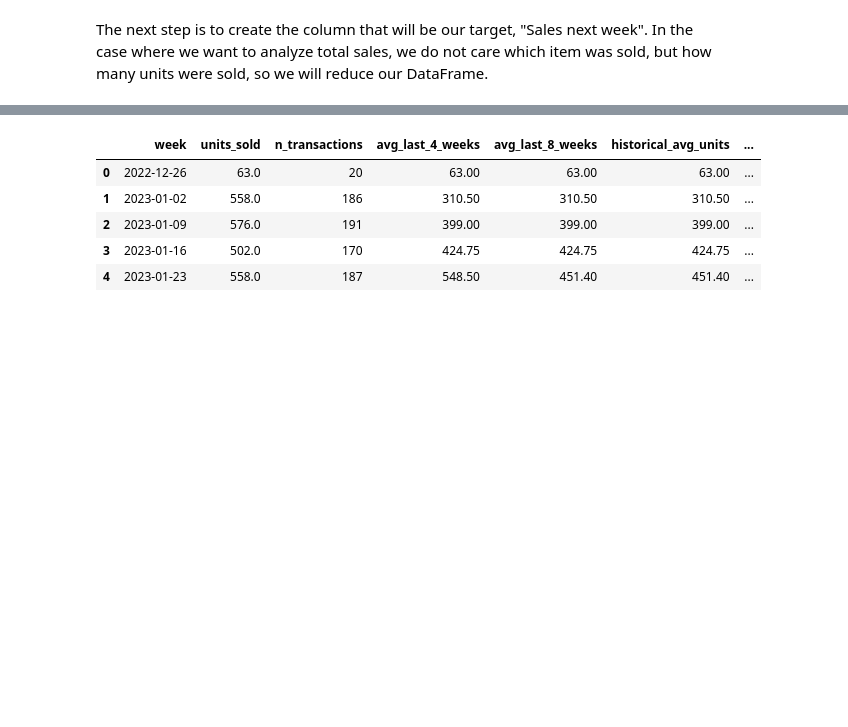
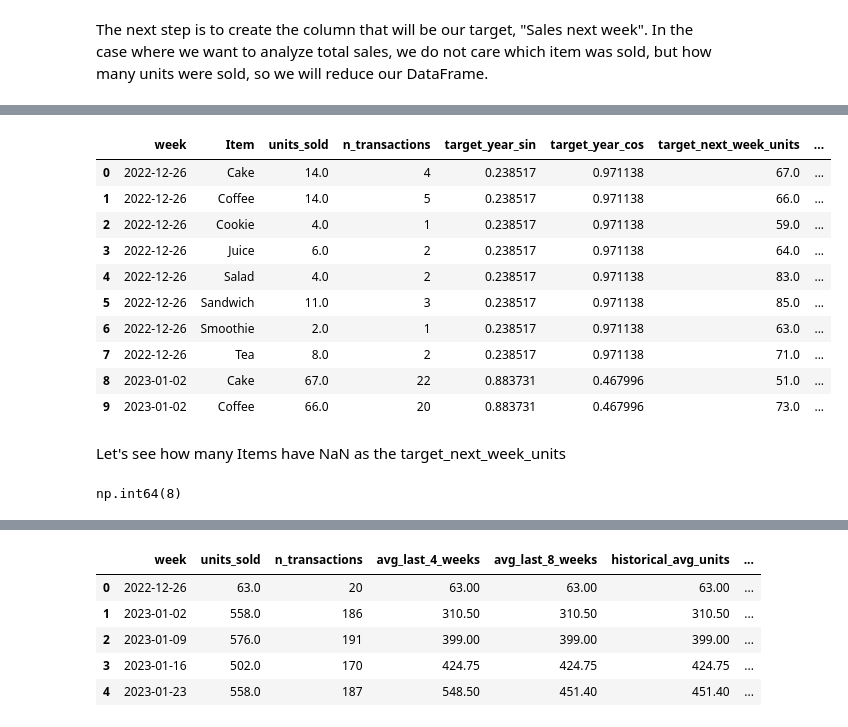
Before and after one commit to MauricioLlugdar/CoffeeShop-Sales, a Jupyter notebook: 01_CoffeeShopSales_Analysis_Exploration_Cleaning.ipynb, the cells around one changed output, grey strips where cells are left out. Saved outputs shown, nothing was run; the diff lists cells and outputs as text; code cells hidden in the pictures; blank space fills up the shorter version.

```diff
--- a/01_CoffeeShopSales_Analysis_Exploration_Cleaning.ipynb
+++ b/01_CoffeeShopSales_Analysis_Exploration_Cleaning.ipynb
@@ -681,0 +713,26 @@ The next step is to create the column that will be our target, "Sales next week"
+# %%
+all_weeks = pd.date_range(
+    start=df_weekly_item_quantity["week"].min(),
+    end=df_weekly_item_quantity["week"].max(),
+    freq="7D"
+)
+
+all_items = df_weekly_item_quantity["Item"].unique()
+
+full_index = pd.MultiIndex.from_product(
+    [all_weeks, all_items],
+    names=["week", "Item"]
+)
+
+df_weekly_item_quantity = (
+    df_weekly_item_quantity
+    .set_index(["week", "Item"])
+    .reindex(full_index)
+    .reset_index()
+)
+
+df_weekly_item_quantity["units_sold"] = (
+    df_weekly_item_quantity["units_sold"].fillna(0)
+)
+
+df_weekly_item_quantity.head(10)
@@ -681,0 +751,31 @@ The next step is to create the column that will be our target, "Sales next week"
+# %%
+df_weekly_item_quantity['target_next_week_units'] = (
+    df_weekly_item_quantity.groupby('Item')['units_sold']
+    .shift(-1)
+)
+
+for window in [4, 8]:
+    df_weekly_item_quantity[f'avg_last_{window}_weeks'] = (
+        df_weekly_item_quantity.groupby('Item')['units_sold']
+        .transform(lambda x: x.rolling(window=window, min_periods=1).mean())
+    )
+
+display(df_weekly_item_quantity.head(10))
+# %% [output]
+|  | week | Item | units_sold | n_transactions | target_year_sin | target_year_cos | target_next_week_units | ... |
+| 0 | 2022-12-26 | Cake | 14.0 | 4 | 0.238517 | 0.971138 | 67.0 | ... |
+| 1 | 2022-12-26 | Coffee | 14.0 | 5 | 0.238517 | 0.971138 | 66.0 | ... |
+| 2 | 2022-12-26 | Cookie | 4.0 | 1 | 0.238517 | 0.971138 | 59.0 | ... |
+| 3 | 2022-12-26 | Juice | 6.0 | 2 | 0.238517 | 0.971138 | 64.0 | ... |
+| 4 | 2022-12-26 | Salad | 4.0 | 2 | 0.238517 | 0.971138 | 83.0 | ... |
+| 5 | 2022-12-26 | Sandwich | 11.0 | 3 | 0.238517 | 0.971138 | 85.0 | ... |
+| 6 | 2022-12-26 | Smoothie | 2.0 | 1 | 0.238517 | 0.971138 | 63.0 | ... |
+| 7 | 2022-12-26 | Tea | 8.0 | 2 | 0.238517 | 0.971138 | 71.0 | ... |
+| 8 | 2023-01-02 | Cake | 67.0 | 22 | 0.883731 | 0.467996 | 51.0 | ... |
+| 9 | 2023-01-02 | Coffee | 66.0 | 20 | 0.883731 | 0.467996 | 73.0 | ... |
+# %% [markdown]
+Let's see how many Items have NaN as the target_next_week_units
+# %%
+df_weekly_item_quantity["target_next_week_units"].isna().sum()
+# %% [output]
+np.int64(8)
```
Also changed, not shown: parts of 20 cells of this notebook.
